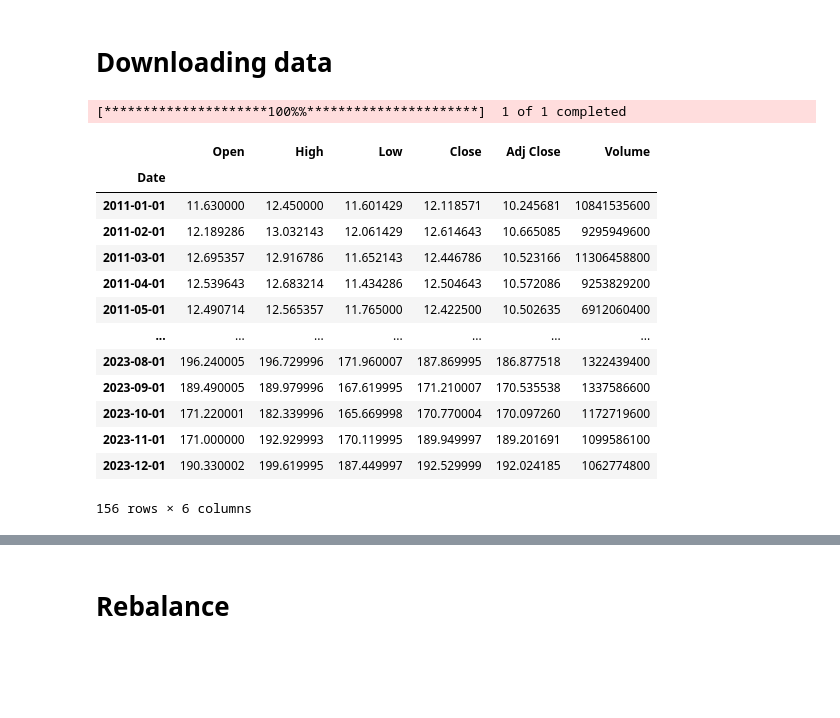
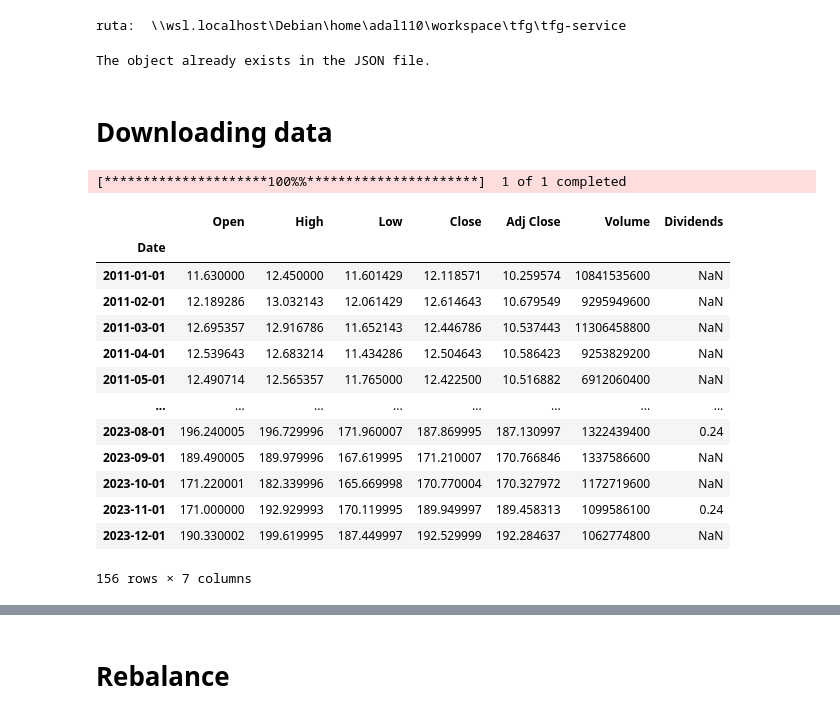
Before and after one commit to AdalDiazFarina/TFG-service, a Jupyter notebook: app/notebooks/balanced portfolio.ipynb, the cells around one changed output, grey strips where cells are left out. Cells and saved outputs as stored; diff of their text form; code cells hidden in the pictures; blank space fills up the shorter version.

```diff
--- a/app/notebooks/balanced portfolio.ipynb
+++ b/app/notebooks/balanced portfolio.ipynb
@@ -2,29 +2,58 @@
 import yfinance as yf
 import numpy as np
 import pandas as pd
+import sys
+import os
+proyecto_dir = os.path.abspath(os.path.join(os.getcwd(), '..', '..'))
+print("ruta: ", proyecto_dir)
+sys.path.append(proyecto_dir)
+from app.services.metrics_lib import Metrics
+# %% [output]
+ruta:  \\wsl.localhost\Debian\home\adal110\workspace\tfg\tfg-service
+# %%
+name = "Rebalanced portfolio"
+description = "This strategy invests in 4 different assets and rebalances according to the performance of these assets."
+model = "Rebalanced_portfolio"
+initial_capital = 1000
+monthly_contribution = 100
+profile_id = 2
+strategy_id = 57
+buySell_comission = 0.12
+current_exchange_rate = 0.30
+comission = buySell_comission + current_exchange_rate
+m = Metrics(initial_capital, monthly_contribution, profile_id, strategy_id, comission)
+m.InitStrategy(name, description, model)
+# %% [output]
+The object already exists in the JSON file.
 # %% [markdown]
 # Downloading data
 # %%
 def download_data(ticket):
         # Descargar datos de yfinance
         data = yf.download(ticket, start="2011-01-01", end="2024-01-01", interval="1mo")
-        return data
+        dividend_history = yf.Ticker(ticket).dividends
+        data = m.joinDataAndDividends(data, dividend_history)
+        # Transforming date in the index
+        df = pd.DataFrame(data)
+        df.set_index('Date', inplace=True)
+        df.index = df.index.to_timestamp()
+        return df
 # %%
-data = download_data('AAPL')
-display(data)
+data1 = download_data('AAPL')
+display(data1)
 # %% [output]
 [*********************100%%**********************]  1 of 1 completed
-|  | Open | High | Low | Close | Adj Close | Volume |
-| Date |  |  |  |  |  |  |
-| 2011-01-01 | 11.630000 | 12.450000 | 11.601429 | 12.118571 | 10.245681 | 10841535600 |
-| 2011-02-01 | 12.189286 | 13.032143 | 12.061429 | 12.614643 | 10.665085 | 9295949600 |
-| 2011-03-01 | 12.695357 | 12.916786 | 11.652143 | 12.446786 | 10.523166 | 11306458800 |
-| 2011-04-01 | 12.539643 | 12.683214 | 11.434286 | 12.504643 | 10.572086 | 9253829200 |
-| 2011-05-01 | 12.490714 | 12.565357 | 11.765000 | 12.422500 | 10.502635 | 6912060400 |
-| ... | ... | ... | ... | ... | ... | ... |
-| 2023-08-01 | 196.240005 | 196.729996 | 171.960007 | 187.869995 | 186.877518 | 1322439400 |
-| 2023-09-01 | 189.490005 | 189.979996 | 167.619995 | 171.210007 | 170.535538 | 1337586600 |
-| 2023-10-01 | 171.220001 | 182.339996 | 165.669998 | 170.770004 | 170.097260 | 1172719600 |
-| 2023-11-01 | 171.000000 | 192.929993 | 170.119995 | 189.949997 | 189.201691 | 1099586100 |
-| 2023-12-01 | 190.330002 | 199.619995 | 187.449997 | 192.529999 | 192.024185 | 1062774800 |
+|  | Open | High | Low | Close | Adj Close | Volume | Dividends |
+| Date |  |  |  |  |  |  |  |
+| 2011-01-01 | 11.630000 | 12.450000 | 11.601429 | 12.118571 | 10.259574 | 10841535600 | NaN |
+| 2011-02-01 | 12.189286 | 13.032143 | 12.061429 | 12.614643 | 10.679549 | 9295949600 | NaN |
+| 2011-03-01 | 12.695357 | 12.916786 | 11.652143 | 12.446786 | 10.537443 | 11306458800 | NaN |
+| 2011-04-01 | 12.539643 | 12.683214 | 11.434286 | 12.504643 | 10.586423 | 9253829200 | NaN |
+| 2011-05-01 | 12.490714 | 12.565357 | 11.765000 | 12.422500 | 10.516882 | 6912060400 | NaN |
+| ... | ... | ... | ... | ... | ... | ... | ... |
+| 2023-08-01 | 196.240005 | 196.729996 | 171.960007 | 187.869995 | 187.130997 | 1322439400 | 0.24 |
+| 2023-09-01 | 189.490005 | 189.979996 | 167.619995 | 171.210007 | 170.766846 | 1337586600 | NaN |
+| 2023-10-01 | 171.220001 | 182.339996 | 165.669998 | 170.770004 | 170.327972 | 1172719600 | NaN |
+| 2023-11-01 | 171.000000 | 192.929993 | 170.119995 | 189.949997 | 189.458313 | 1099586100 | 0.24 |
+| 2023-12-01 | 190.330002 | 199.619995 | 187.449997 | 192.529999 | 192.284637 | 1062774800 | NaN |
-156 rows × 6 columns
+156 rows × 7 columns
```
Also changed, not shown: parts of 22 cells of this notebook, 4 other files.
